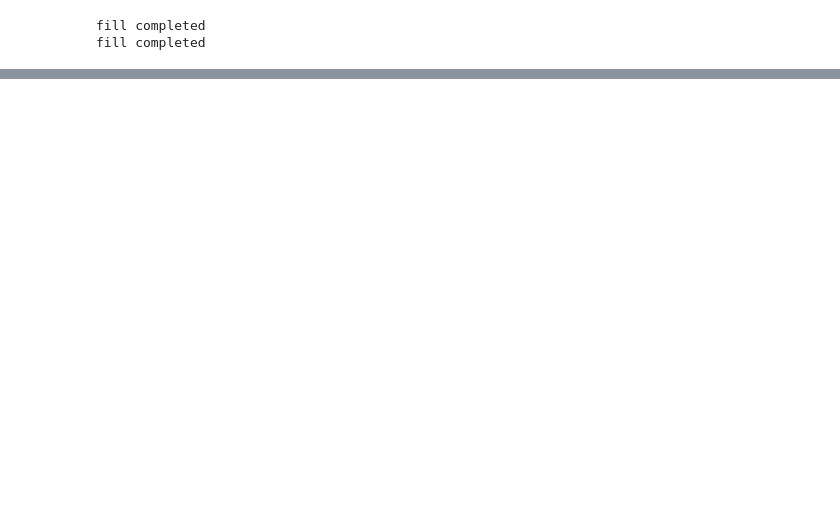
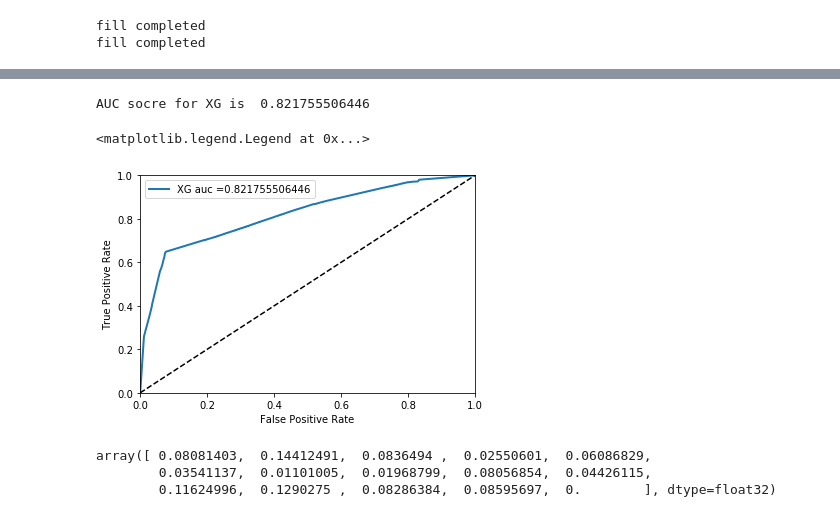
Before and after one commit to 91jackcheng/APM_project, a Jupyter notebook: Model_used.ipynb, the cells around one changed output, grey strips where cells are left out. Cells and saved outputs as stored; diff of their text form; code cells hidden in the pictures; blank space fills up the shorter version.

Commit message:
model
model

```diff
--- a/Model_used.ipynb
+++ b/Model_used.ipynb
@@ -87,0 +102,35 @@ print GBDTGS.best_score_
+# %%
+import xgboost as xgb
+from random import shuffle
+from xgboost.sklearn import XGBClassifier
+gbm = xgb.XGBClassifier(max_depth=15)
+GBM_model=gbm.fit(X_train1, y_train1)
+# %%
+score1=GBM_model.predict_proba(X_test1)
+score_XG=[]
+for i in score1:
+    score_XG.append(i[1])
+# %%
+gbm = xgb.XGBClassifier(max_depth=15)
+GBM_model2=gbm.fit(X_train2, y_train2)
+# %%
+score2=GBM_model2.predict_proba(X_test2)
+score_XG2=[]
+for i in score2:
+    score_XG2.append(i[1])
+# %%
+fpr, tpr, thresholds = roc_curve(y_test2, score_XG2)
+auc = roc_auc_score(y_test2, score_XG2)
+plot_roc_curve(fpr, tpr, 'XG auc =', auc)
+print 'AUC socre for XG is ', str(auc)
+plt.legend(loc=0)
+# %% [output]
+AUC socre for XG is  0.821755506446
+<matplotlib.legend.Legend at 0x...>
+[figure, added]
+# %%
+GBM_model.feature_importances_
+# %% [output]
+array([ 0.08081403,  0.14412491,  0.0836494 ,  0.02550601,  0.06086829,
+        0.03541137,  0.01101005,  0.01968799,  0.08056854,  0.04426115,
+        0.11624996,  0.1290275 ,  0.08286384,  0.08595697,  0.        ], dtype=float32)
```
Also changed, not shown: parts of 39 cells of this notebook.
